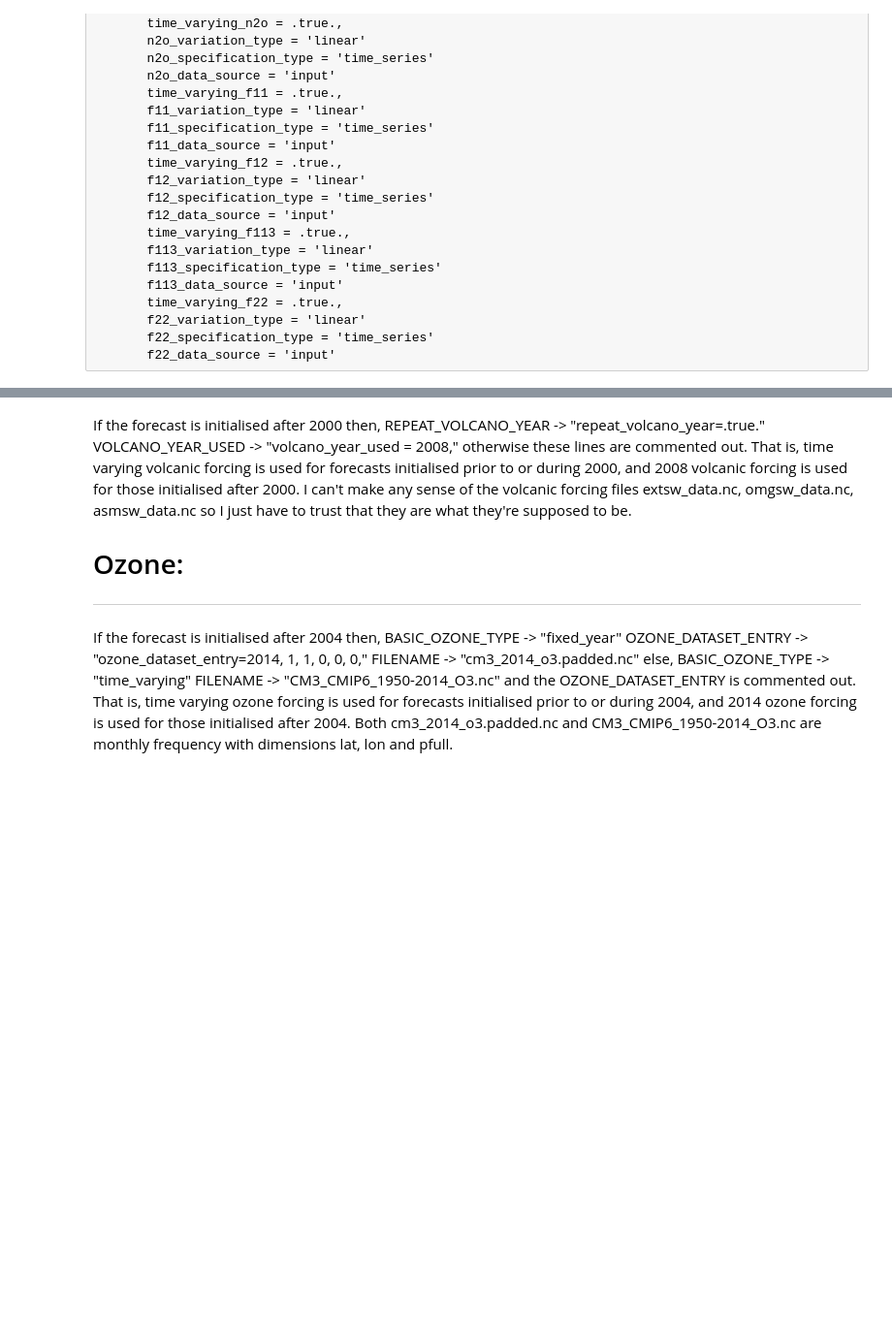
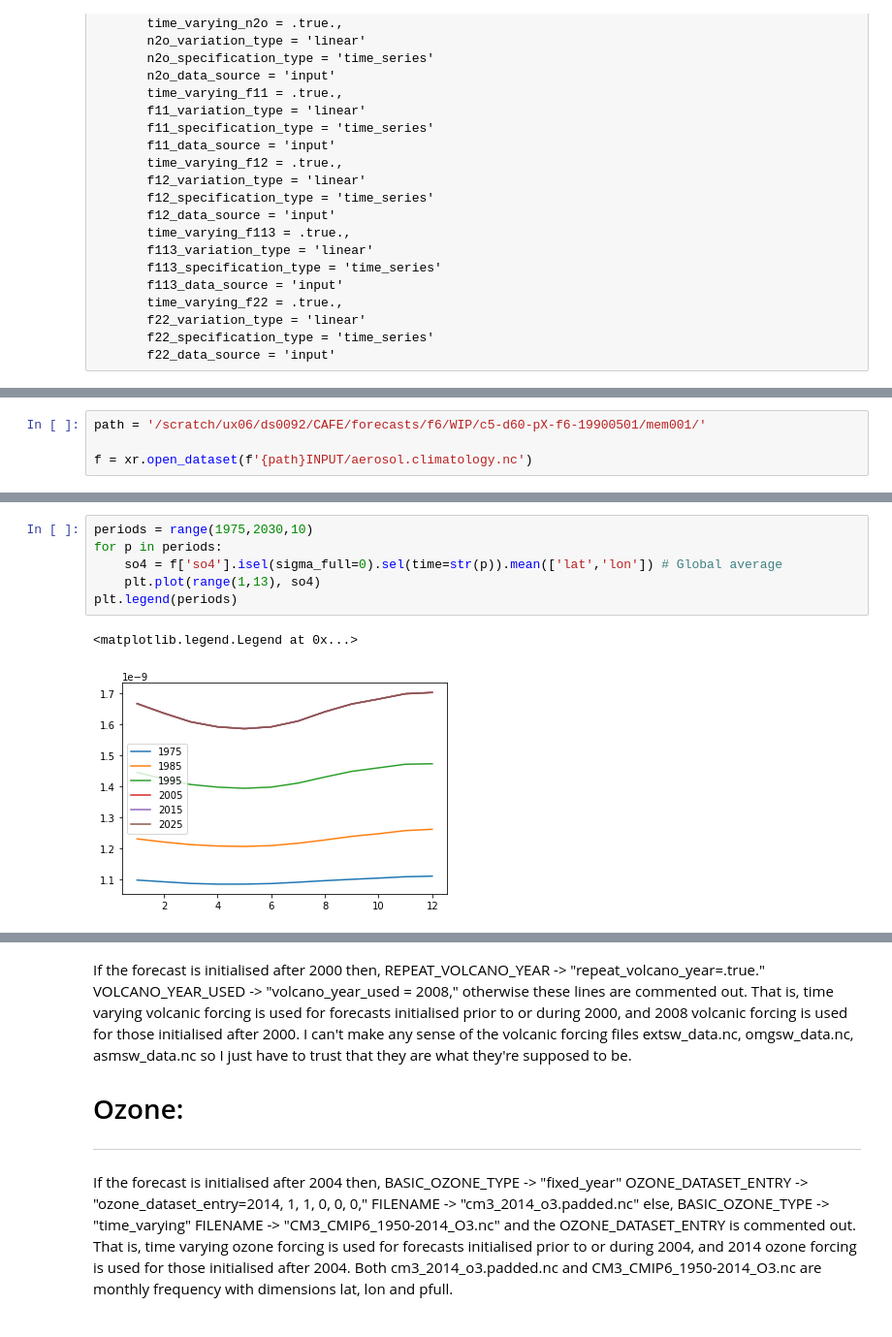
Before and after one commit to dougiesquire/cm-historical, a Jupyter notebook: c5_f6_forcing.ipynb, the cells around one changed output, grey strips where cells are left out. Shown at 97% size. Drawn from its saved outputs; the diff is of its cells as text; blank space fills up the shorter version.

```diff
--- a/c5_f6_forcing.ipynb
+++ b/c5_f6_forcing.ipynb
@@ -469,0 +487,4 @@ As above, I'm not 100%
+# %%
+path = '/scratch/ux06/ds0092/CAFE/forecasts/f6/WIP/c5-d60-pX-f6-19900501/mem001/'
+
+f = xr.open_dataset(f'{path}INPUT/aerosol.climatology.nc')
@@ -469,0 +511,9 @@ As above, I'm not 100%
+# %%
+periods = range(1975,2030,10)
+for p in periods:
+    so4 = f['so4'].isel(sigma_full=0).sel(time=str(p)).mean(['lat','lon']) # Global average
+    plt.plot(range(1,13), so4)
+plt.legend(periods)
+# %% [output]
+<matplotlib.legend.Legend at 0x...>
+[figure, added]
```
Also changed, not shown: parts of 34 cells of this notebook, 9 other files.
